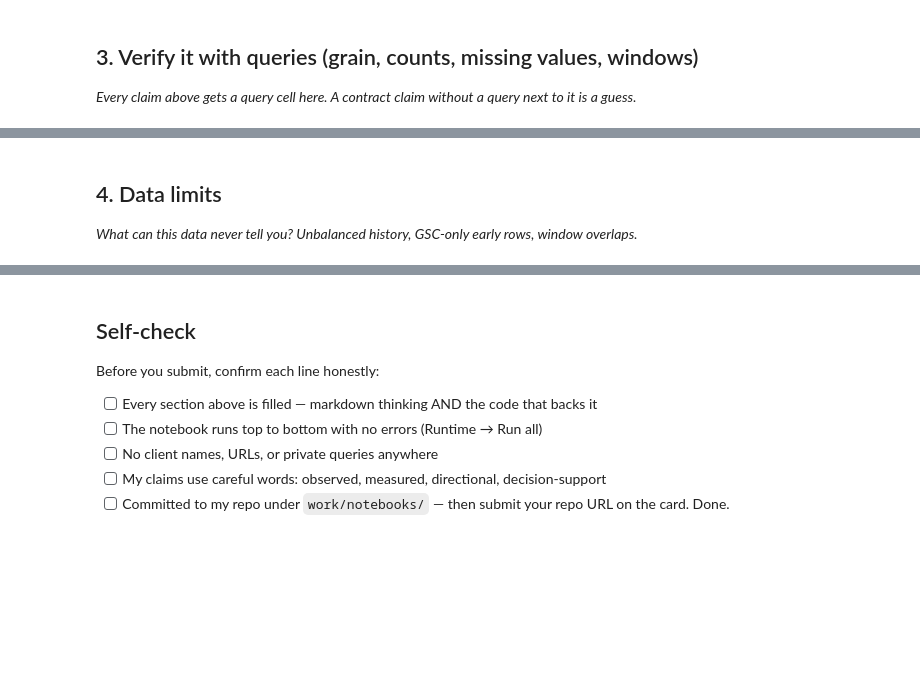
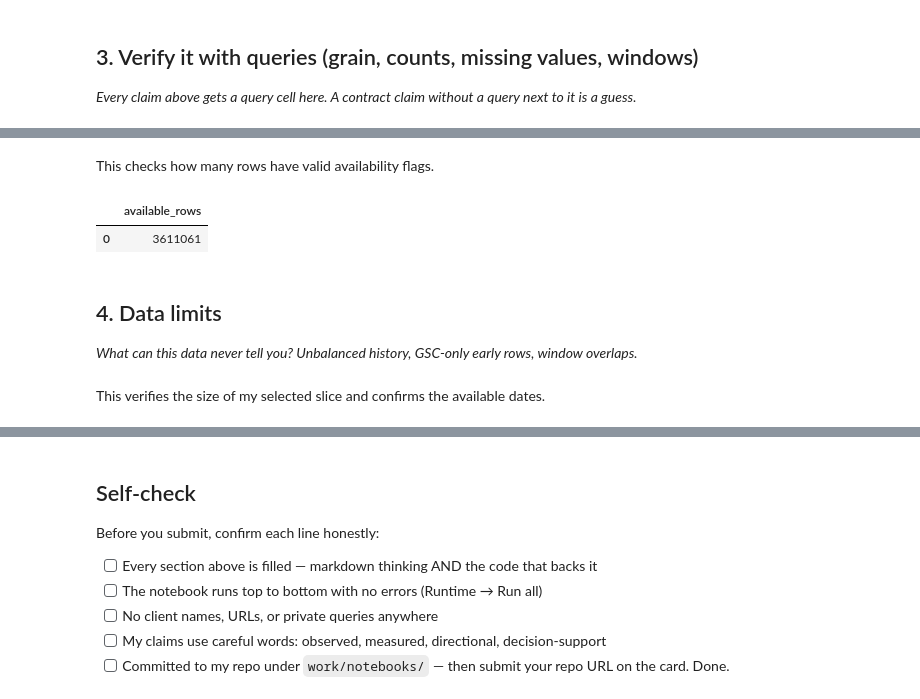
Before and after one commit to jawad66108/flyrank_ML_internship, a Jupyter notebook: work/notebooks/w03_data_contract.ipynb, the cells around one changed output, grey strips where cells are left out. Cells and saved outputs as stored; diff of their text form; code cells hidden in the pictures; blank space fills up the shorter version.

```diff
--- a/work/notebooks/w03_data_contract.ipynb
+++ b/work/notebooks/w03_data_contract.ipynb
@@ -30,7 +150,23 @@ This skeleton is yours to fill. Work the sections **in order** — each one has
+# %% [markdown]
+This checks how many rows have valid availability flags.
+# %%
+con.sql(f"""
+SELECT
+    COUNT(*) AS available_rows
+FROM {TABLES['fact_daily']}
+WHERE report_date >= '2026-03-01'
+AND report_date < '2026-04-01'
+AND gsc_data_available IS TRUE
+""").df()
+# %% [output]
+|  | available_rows |
+| 0 | 3611061 |
 # %% [markdown]
 ## 4. Data limits
 
 *What can this data never tell you? Unbalanced history, GSC-only early rows, window overlaps.*
+# %% [markdown]
+This verifies the size of my selected slice and confirms the available dates.
 # %%
 # This cell is for CODE (numbers, a query, a check).
 # Write your text answer in the cell ABOVE this one — typing sentences here breaks Run All.
```
Also changed, not shown: parts of 13 cells of this notebook.
